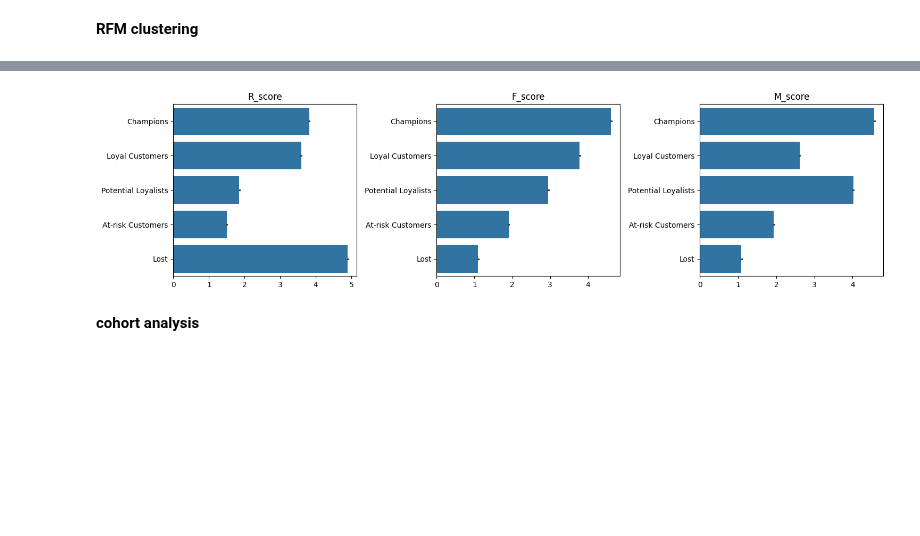
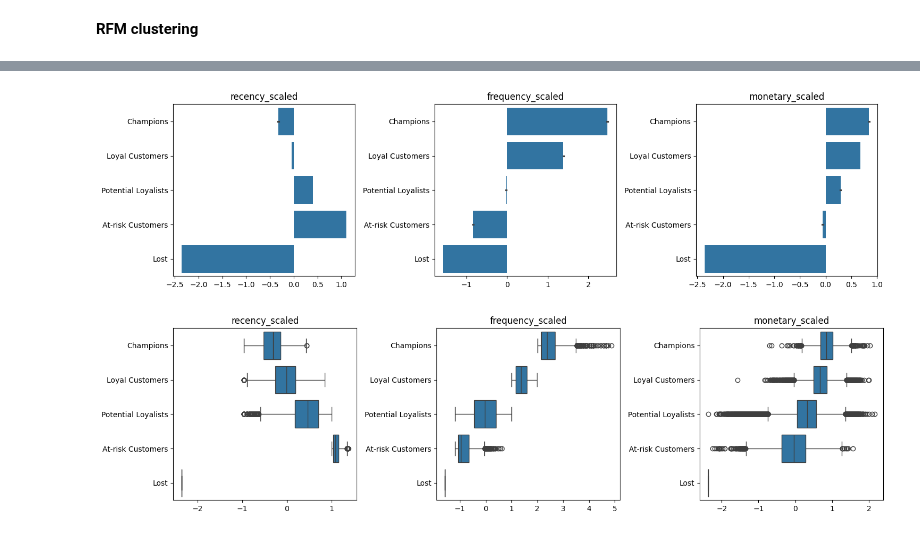
Before and after one commit to bfreiheit/customer_segmentation, a Jupyter notebook: notebooks/RFM.ipynb, the cells around one changed output, grey strips where cells are left out. Saved outputs shown, nothing was run; the diff lists cells and outputs as text; code cells hidden in the pictures; blank space fills up the shorter version.

```diff
--- a/notebooks/RFM.ipynb
+++ b/notebooks/RFM.ipynb
@@ -34,0 +45,8 @@ cohort["min_signup_date"] = pd.to_datetime(cohort["min_signup_date"])
+# %%
+features_log = {
+    "recency_log": "days_last_trip",
+    "frequency_log": "trips_per_month",
+    "monetary_log": "customer_value_per_month"
+}
+X_log = np.log1p(cohort[list(features_log.values())])
+cohort[list(features_log.keys())] = X_log
@@ -171,5 +170,5 @@ plt.show()
 # %%
 # Perform K-means clustering with best K
-best_kmeans = KMeans(n_clusters=5, n_init=10, random_state=42)
-cohort["cluster"] = best_kmeans.fit_predict(X)
+kmeans = KMeans(n_clusters=5, n_init=10, random_state=3)
+cohort["RFM_cluster"] = kmeans.fit_predict(X)
 # %%
@@ -201,30 +190,26 @@ labels = [
     "Lost",
 ]
 conditions = [
-    (cohort["cluster"] == 1),
-    (cohort["cluster"] == 3),
-    (cohort["cluster"] == 4),
-    (cohort["cluster"] == 0),
-    (cohort["cluster"] == 2),
+    (cohort["RFM_cluster"] == 2),
+    (cohort["RFM_cluster"] == 4),
+    (cohort["RFM_cluster"] == 0),
+    (cohort["RFM_cluster"] == 3),
+    (cohort["RFM_cluster"] == 1),
 ]
 
-cohort["cluster_groups"] = np.select(conditions, labels, default="Unknown")
-cohort["cluster_groups"] = cohort["cluster_groups"].astype("category")
-cohort["cluster_groups"] = cohort["cluster_groups"].cat.reorder_categories(
+cohort["RFM_cluster_groups"] = np.select(conditions, labels, default="Unknown")
+cohort["RFM_cluster_groups"] = cohort["RFM_cluster_groups"].astype("category")
+cohort["RFM_cluster_groups"] = cohort["RFM_cluster_groups"].cat.reorder_categories(
     labels, ordered=True
 )
 # %%
-metrics = ["R_score", "F_score", "M_score"]
-_, axes = plt.subplots(1, 3, figsize=(15, 4))
-axes = axes.flatten()
-for i, col in enumerate(metrics):
-    sns.barplot(data=cohort, x=col, y="cluster_groups", ax=axes[i])
-    axes[i].set_title(f"{col}")
-    axes[i].set_xlabel("")
-    axes[i].set_ylabel("")
-plt.tight_layout()
-plt.show()
+functions.plot_bivariate_series(
+    df=cohort, category="RFM_cluster_groups", metrics=list(features_scaled.keys()), n_cols=3, plot_type=sns.barplot, swap_axes=True, fig_width=15, fig_height=4
+)
+functions.plot_bivariate_series(
+    df=cohort, category="RFM_cluster_groups", metrics=list(features_scaled.keys()), n_cols=3, plot_type=sns.boxplot, swap_axes=True,
+    fig_width=15, fig_height=4
+)
 # %% [output]
-[figure, old version]
+[figure, new version]
+[figure, added]
-# %% [markdown]
-**cohort analysis**
```
Also changed, not shown: parts of 23 cells of this notebook, 1 other file.
